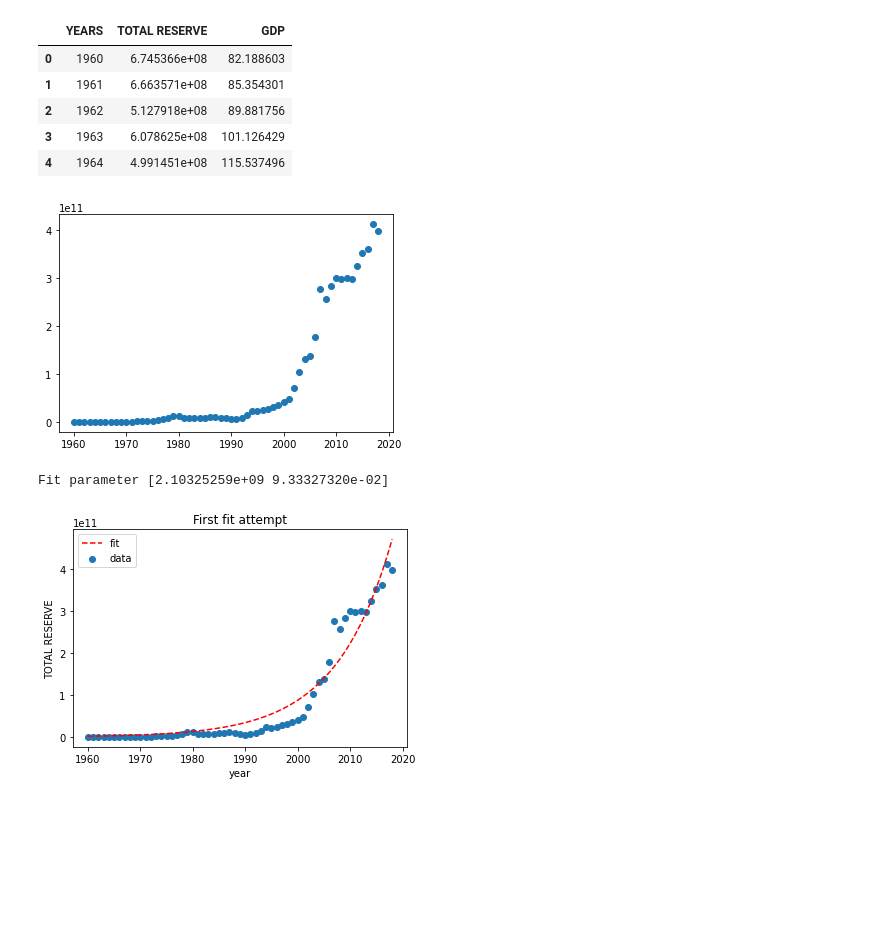
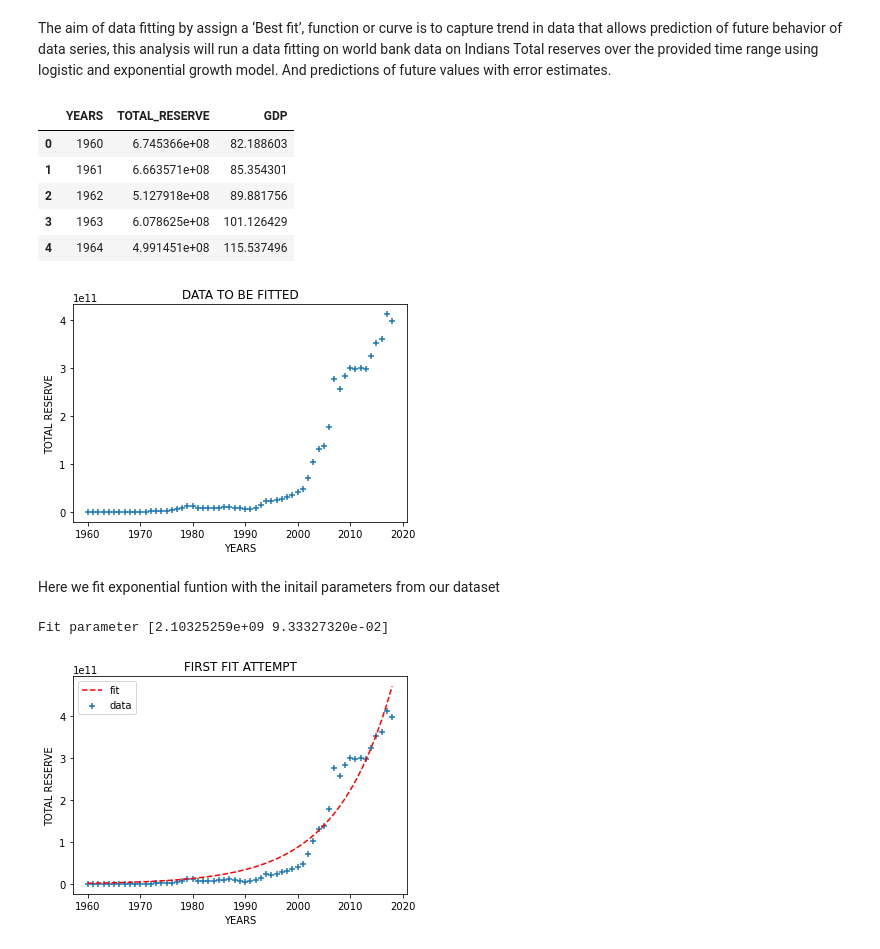
Before and after one commit to David-Ade-Creator/cluster-data, a Jupyter notebook: fitting.ipynb, the cells around one changed output. Saved outputs shown, nothing was run; the diff lists cells and outputs as text; code cells hidden in the pictures; blank space fills up the shorter version.

Commit message:
cleaned and added some functionalities to data fitting code

```diff
--- a/fitting.ipynb
+++ b/fitting.ipynb
@@ -6,0 +3,4 @@ import matplotlib.pyplot as plt
+# %% [markdown]
+The aim of data fitting by assign a ‘Best fit’, function or curve is to capture trend in data that allows prediction of future behavior of data
+series, this analysis will run a data fitting on world bank data on Indians Total reserves over the provided time range using logistic
+and exponential growth model. And predictions of future values with error estimates.
@@ -25,7 +31,7 @@ def read_worldbank(indicators,countries,starttimerange,endtimerange):
     raw_df = wb.data.DataFrame(indicators, countries, time=range(starttimerange, endtimerange))
     transposed_df = raw_df.transpose()
     transposed_df = transposed_df.reset_index()
-    transposed_df = transposed_df.set_axis(['YEARS','TOTAL RESERVE','GDP'],axis=1)
+    transposed_df = transposed_df.set_axis(['YEARS','TOTAL_RESERVE','GDP'],axis=1)
     #Loop through YEARS index to change years from string to Int datatype
     transposed_df['YEARS'] = [int(x[2:]) for x in transposed_df['YEARS']]
     return raw_df,transposed_df
@@ -33,15 +39,21 @@ def read_worldbank(indicators,countries,starttimerange,endtimerange):
 raw_df,df = read_worldbank(['FI.RES.TOTL.CD','NY.GDP.PCAP.CD'],['IND'],1900,2019)
 df.head()
 # %% [output]
-|  | YEARS | TOTAL RESERVE | GDP |
+|  | YEARS | TOTAL_RESERVE | GDP |
 | 0 | 1960 | 6.745366e+08 | 82.188603 |
 | 1 | 1961 | 6.663571e+08 | 85.354301 |
 | 2 | 1962 | 5.127918e+08 | 89.881756 |
 | 3 | 1963 | 6.078625e+08 | 101.126429 |
 | 4 | 1964 | 4.991451e+08 | 115.537496 |
 # %%
-plt.scatter(df['YEARS'],df['TOTAL RESERVE'])
+# A plot of our data set before fitting
+plt.scatter(df['YEARS'],df['TOTAL_RESERVE'],marker='+')
+plt.title("DATA TO BE FITTED")
+plt.xlabel("YEARS")
+plt.ylabel("TOTAL RESERVE")
 plt.show()
 # %% [output]
-[figure, old version]
+[figure, new version]
+# %% [markdown]
+Here we fit exponential funtion with the initail parameters from our dataset
 # %%
@@ -49,21 +62,21 @@ popt, covar = opt.curve_fit(exp_growth, df["YEARS"], df["TOTAL RESERVE"])
 # %%
 print("Fit parameter", popt)
 # use *popt to pass on the fit parameters
-df["POP_EXP"] = exp_growth(df["YEARS"], *popt)
+df["TOTAL_RESERVE_EXP"] = exp_growth(df["YEARS"], *popt)
 
 plt.figure()
-plt.scatter(df["YEARS"], df["TOTAL RESERVE"],label="data")
-plt.plot(df["YEARS"], df["POP_EXP"], "--",label="fit",color='r')
+plt.scatter(df["YEARS"], df["TOTAL_RESERVE"],marker="+",label="data")
+plt.plot(df["YEARS"], df["TOTAL_RESERVE_EXP"], "--",label="fit",color='r')
 
 plt.legend()
-plt.title("First fit attempt")
-plt.xlabel("year")
+plt.title("FIRST FIT ATTEMPT")
+plt.xlabel("YEARS")
 plt.ylabel("TOTAL RESERVE")
 plt.show()
 print()
 # %% [output]
 Fit parameter [2.10325259e+09 9.33327320e-02]
-[figure, old version]
+[figure, new version]
 # %%
 # fit exponential growth
 popt, covar = opt.curve_fit(exp_growth, df["YEARS"],
```
Also changed, not shown: parts of 10 cells of this notebook, 1 other file.
